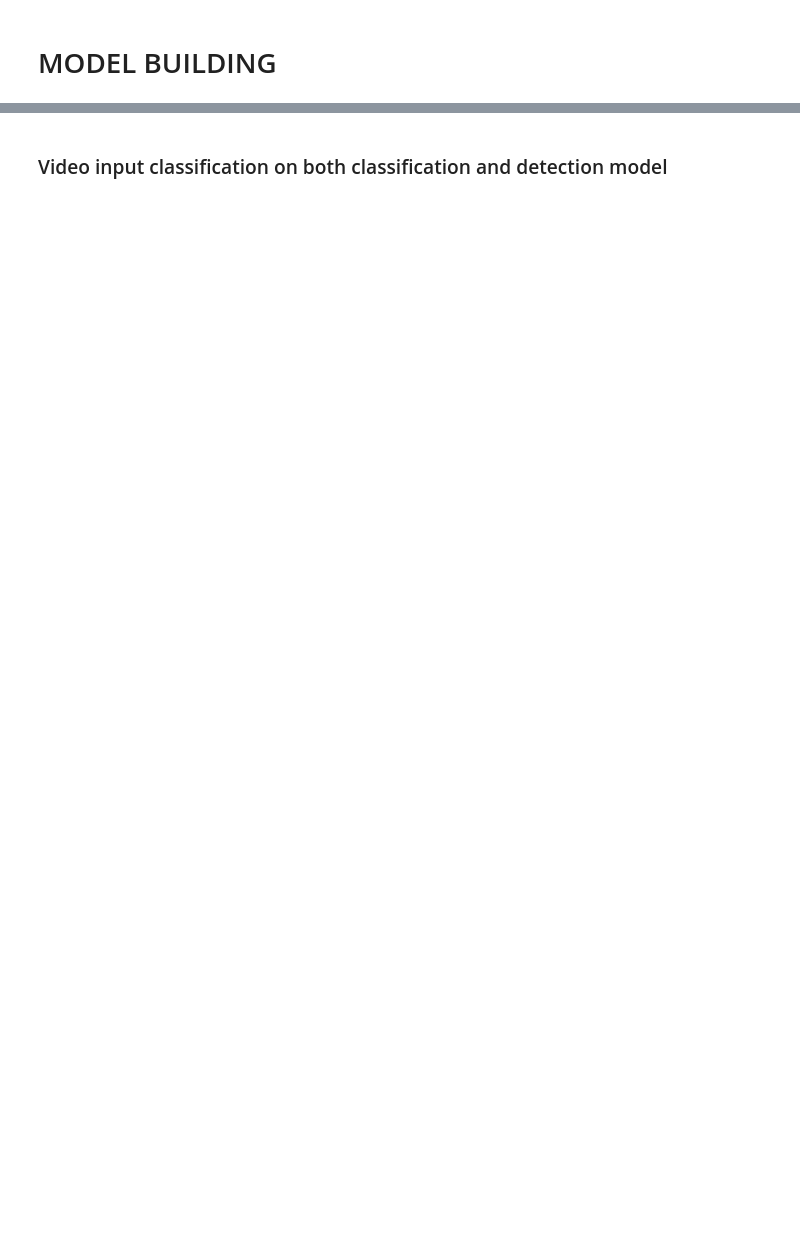
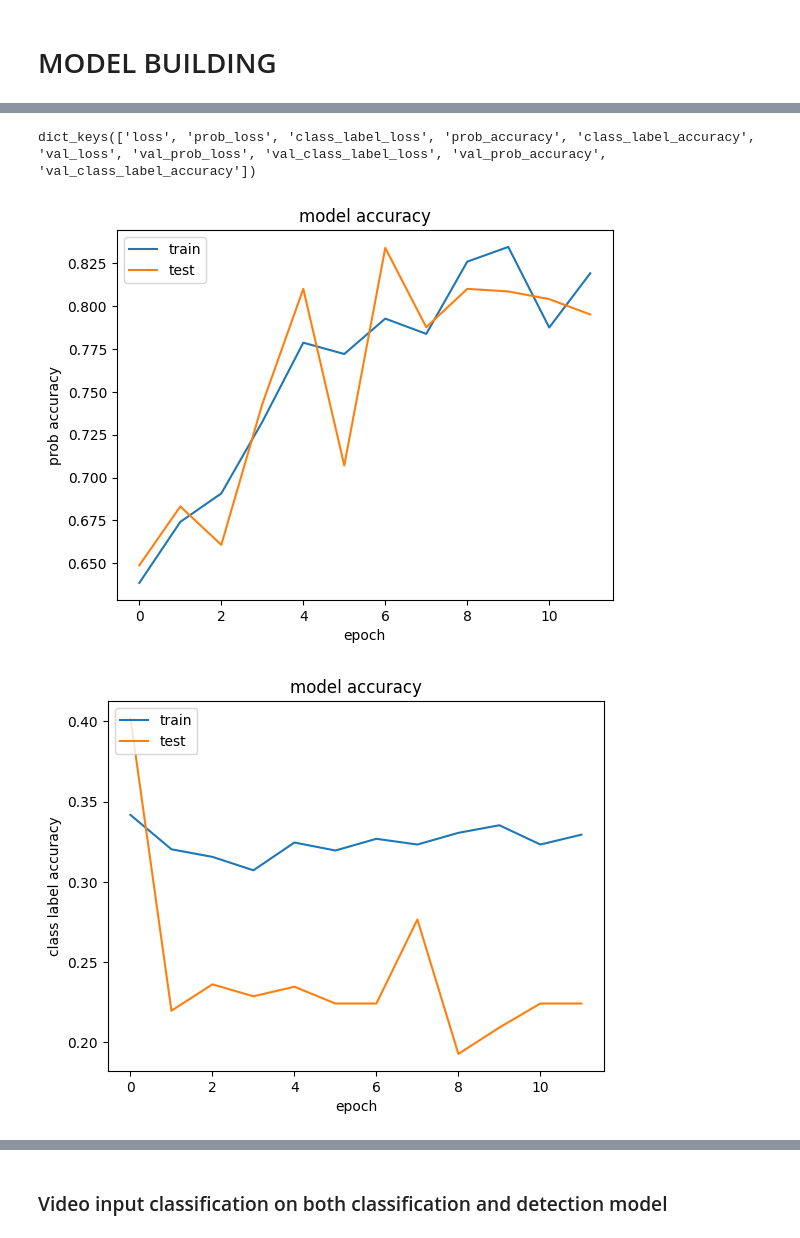
Before and after one commit to shivodit/RockPaperScissorsML, a Jupyter notebook: model.ipynb, the cells around one changed output, grey strips where cells are left out. Cells and saved outputs as stored; diff of their text form; code cells hidden in the pictures; blank space fills up the shorter version.

Commit message:
bounding box model

```diff
--- a/model.ipynb
+++ b/model.ipynb
@@ -267,0 +267,14 @@ Epoch 20/20
+# %%
+# classification model for predicting classes on cropped objects
+# class label accuracy is bad so I won't consider this
+model = get_model_2()
+model.summary()
+
+train_gen, valid_gen, test_gen = get_datagen(dataset ="/home/onu/ml/Rock-Paper-Scissors-SXSW-12", has_boxes = 1)
+
+es = EarlyStopping(monitor='val_loss', mode='min', verbose=1,patience=5)
+history = model.fit(train_gen,validation_data=valid_gen,epochs = 50,batch_size=config.BATCH_SIZE,callbacks=[es])
+
+
+scores = model.evaluate(test_gen, verbose=0)
+print("Accuracy: %.2f%%" % (scores[1]*100))
@@ -267,0 +340,33 @@ Epoch 20/20
+# %%
+# above error was encountered because I was using get_history function on the above
+# get_history expects there to be one output but model 2 has 2 outputs prob and
+# class labels I will write custom code for ploting these
+print(history.history.keys())
+# summarize history for accuracy
+plt.plot(history.history['prob_accuracy'])
+plt.plot(history.history['val_prob_accuracy'])
+plt.title('model accuracy')
+plt.ylabel('prob accuracy')
+plt.xlabel('epoch')
+plt.legend(['train', 'test'], loc='upper left')
+plt.show()
+
+plt.plot(history.history['class_label_accuracy'])
+plt.plot(history.history['val_class_label_accuracy'])
+plt.title('model accuracy')
+plt.ylabel('class label accuracy')
+plt.xlabel('epoch')
+plt.legend(['train', 'test'], loc='upper left')
+plt.show()
+# summarize history for loss
+plt.plot(history.history['loss'])
+plt.plot(history.history['val_loss'])
+plt.title('model loss')
+plt.ylabel('loss')
+plt.xlabel('epoch')
+plt.legend(['train', 'test'], loc='upper left')
+plt.show()
+# %% [output]
+dict_keys(['loss', 'prob_loss', 'class_label_loss', 'prob_accuracy', 'class_label_accuracy', 'val_loss', 'val_prob_loss', 'val_class_label_loss', 'val_prob_accuracy', 'val_class_label_accuracy'])
+[figure, added]
+[figure, added]
```
Also changed, not shown: parts of 27 cells of this notebook, 3 other files.
